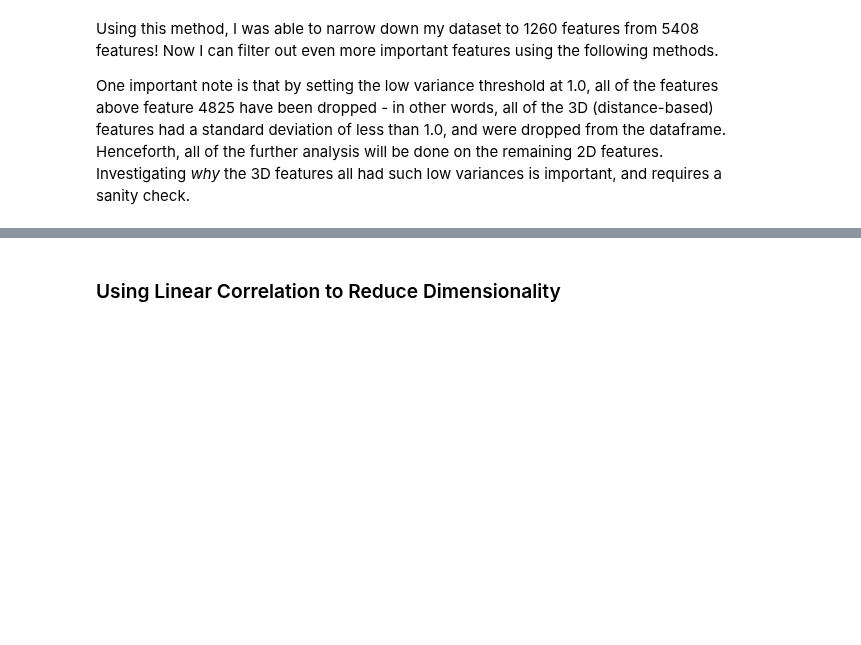
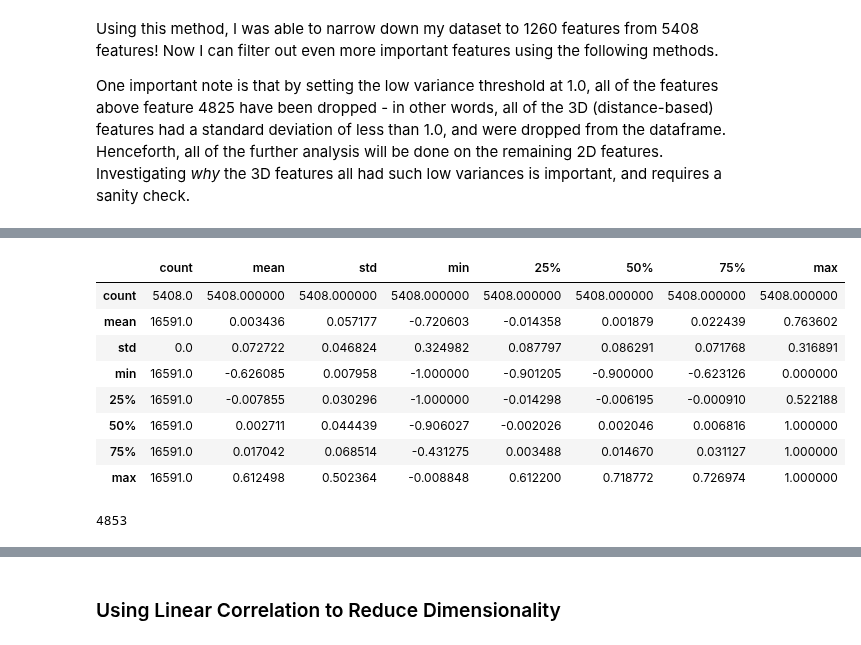
Before and after one commit to dna-witch/p53_Rescue_Mutants, a Jupyter notebook: notebooks/3.0-sm-preprocessing.ipynb, the cells around one changed output, grey strips where cells are left out. Saved outputs shown, nothing was run; the diff lists cells and outputs as text; code cells hidden in the pictures; blank space fills up the shorter version.

```diff
--- a/notebooks/3.0-sm-preprocessing.ipynb
+++ b/notebooks/3.0-sm-preprocessing.ipynb
@@ -172,0 +233,18 @@ One important note is that by setting the low variance threshold at 1.0, all of
+# %%
+mas_descT.describe()
+# %% [output]
+|  | count | mean | std | min | 25% | 50% | 75% | max |
+| count | 5408.0 | 5408.000000 | 5408.000000 | 5408.000000 | 5408.000000 | 5408.000000 | 5408.000000 | 5408.000000 |
+| mean | 16591.0 | 0.003436 | 0.057177 | -0.720603 | -0.014358 | 0.001879 | 0.022439 | 0.763602 |
+| std | 0.0 | 0.072722 | 0.046824 | 0.324982 | 0.087797 | 0.086291 | 0.071768 | 0.316891 |
+| min | 16591.0 | -0.626085 | 0.007958 | -1.000000 | -0.901205 | -0.900000 | -0.623126 | 0.000000 |
+| 25% | 16591.0 | -0.007855 | 0.030296 | -1.000000 | -0.014298 | -0.006195 | -0.000910 | 0.522188 |
+| 50% | 16591.0 | 0.002711 | 0.044439 | -0.906027 | -0.002026 | 0.002046 | 0.006816 | 1.000000 |
+| 75% | 16591.0 | 0.017042 | 0.068514 | -0.431275 | 0.003488 | 0.014670 | 0.031127 | 1.000000 |
+| max | 16591.0 | 0.612498 | 0.502364 | -0.008848 | 0.612200 | 0.718772 | 0.726974 | 1.000000 |
+# %%
+logical = mas_descT['std'] < 0.1
+mas_low_var_cols = list(mas_descT.index[logical])
+len(mas_low_var_cols)
+# %% [output]
+4853
```
Also changed, not shown: parts of 11 cells of this notebook.
